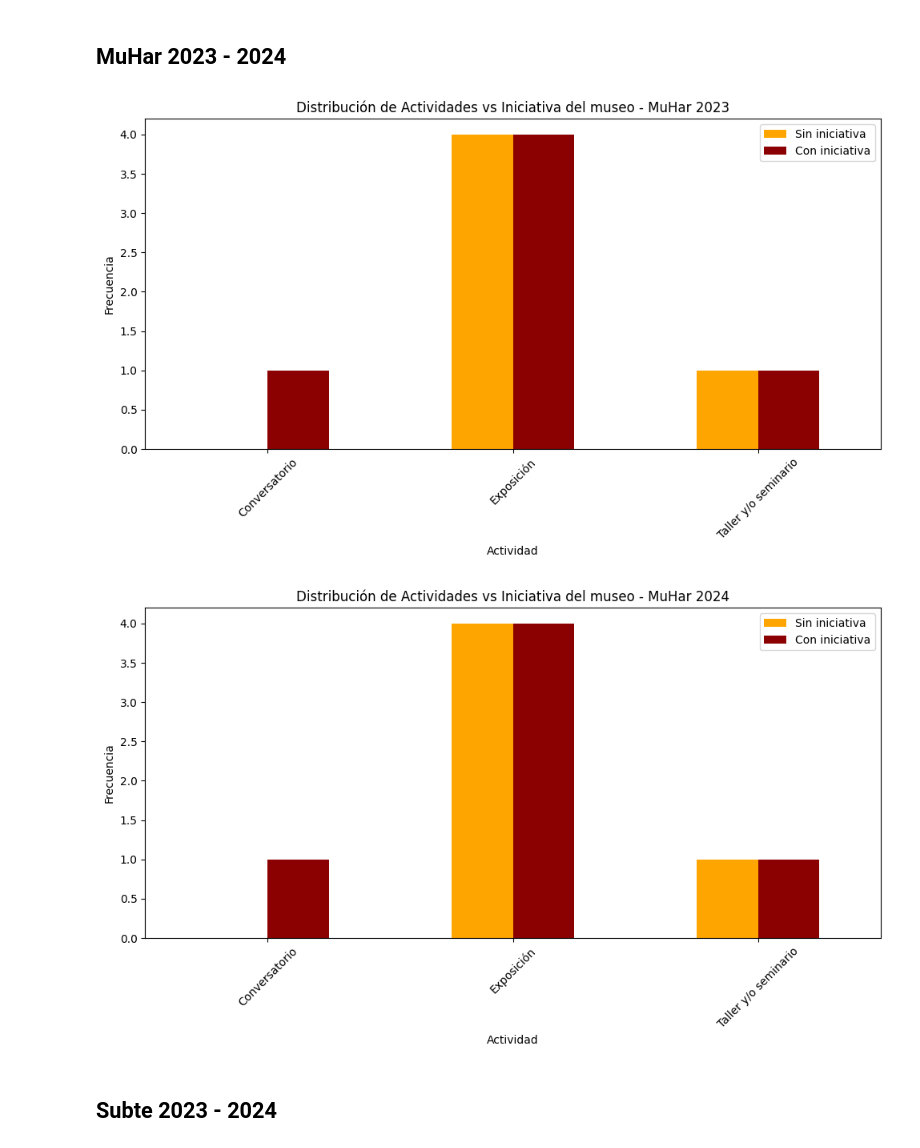
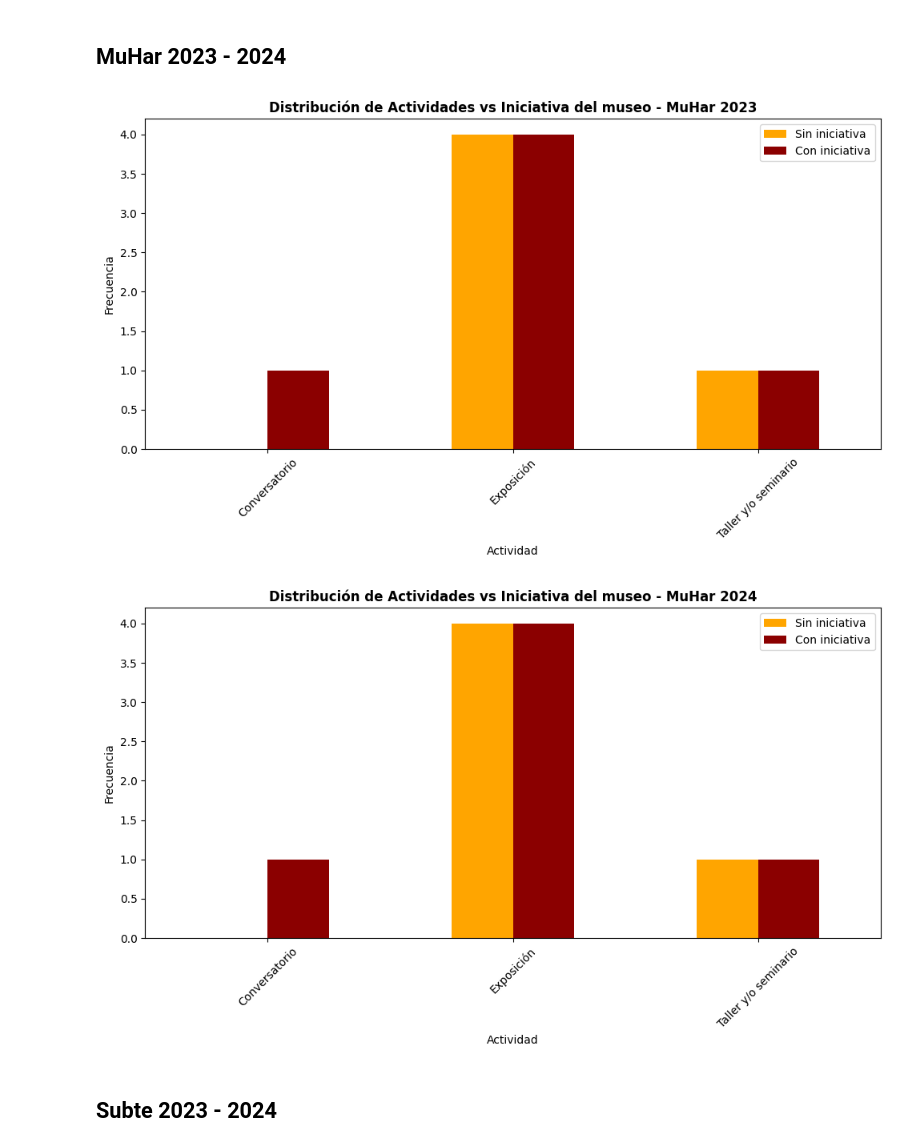
Before and after one commit to LuciaPuppo897/Data_UY, a Jupyter notebook: Trabajo_final_museos.ipynb, the cells around one changed output. Saved outputs shown, nothing was run; the diff lists cells and outputs as text; code cells hidden in the pictures.

```diff
--- a/Trabajo_final_museos.ipynb
+++ b/Trabajo_final_museos.ipynb
@@ -403,29 +406,28 @@ contingency_iniciative_azulejo_2024 = pd.crosstab(azulejo_2024['Actividades'], a
 # %%
 
 # Función para contar la frecuencia de 'Sí' y 'No' por actividad
 def contar_si_no(df, museo_nombre, año):
     # Contar la cantidad de "Sí" y "No" en la columna 'iniciativa_museo' por actividad
     count_table = pd.crosstab(df['Actividades'], df['iniciativa_museo'])
 
     # Renombrar las columnas para mayor claridad
     count_table.columns = ['Sin iniciativa', 'Con iniciativa']
 
     #Grafica de comparación "Si" vs "No" para cada actividad
     ax = count_table.plot(kind='bar', stacked=False, figsize=(10, 6), color=['orange', 'darkred'])
-    plt.title(f"Distribución de Actividades vs Iniciativa del museo - {museo_nombre} {año}")
+    plt.title(f"Distribución de Actividades vs Iniciativa del museo - {museo_nombre} {año}", fontweight='bold')
     plt.xlabel("Actividad")
     plt.ylabel("Frecuencia")
     plt.xticks(rotation=45)
     plt.tight_layout()
     plt.show()
 
-
-
+# Mostrar Grafico
 contar_si_no(muhar_2024, 'MuHar', 2023)
 contar_si_no(muhar_2024, 'MuHar', 2024)
 # %% [output]
-[figure, old version]
+[figure, new version]
-[figure, old version]
+[figure, new version]
 # %% [markdown]
 ## **Subte 2023 - 2024**
 # %%
```
Also changed, not shown: parts of 15 cells of this notebook.
